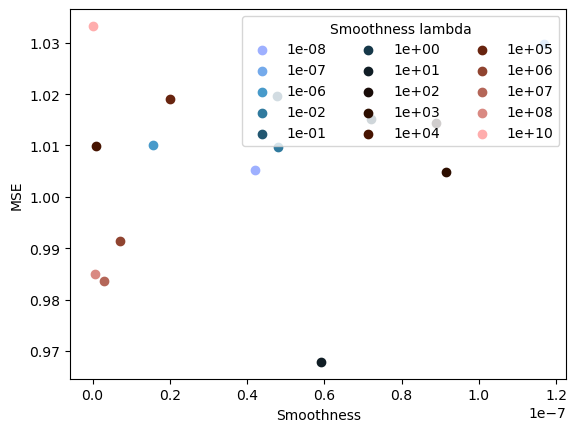
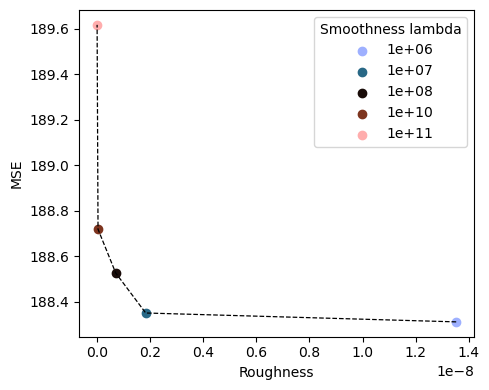
Unified diff of the notebook cell whose output changed from the first chart to the second:
--- before
+++ after
@@ -7,32 +7,39 @@
 
 for l in lambdas:
-    folder_formats = [
-        f'models/PINN_ext_smoothness_reg_{l:.0e}',
-        f'models/PINN_ext_smoothness_reg_{l:.0f}',
-        f'models/PINN_ext_smoothness_reg_{l}'
-    ]
-    for folder_name in folder_formats:
-        try:
-            mses.append(np.load(f'{folder_name}/training_history.npy')[-1])
-            smoothness.append(np.load(f'{folder_name}/smoothness_history.npy')[-1])
-            validations.append(np.load(f'{folder_name}/val_loss_hist.npy')[-1])
-            lambdas_true.append(l)
-            break
-        except:
-            continue
+    # folder_formats = [
+    #     f'models/reg_test_flawed/PINN_ext_smoothness_reg_{l:.0e}',
+    #     f'models/reg_test_flawed/PINN_ext_smoothness_reg_{l:.0f}',
+    #     f'models/reg_test_flawed/PINN_ext_smoothness_reg_{l}'
+    # ]
+    # for folder_name in folder_formats:
+    #     try:
+    #         mses.append(np.load(f'{folder_name}/training_history.npy')[-1])
+    #         smoothness.append(np.load(f'{folder_name}/smoothness_history.npy')[-1])
+    #         # validations.append(np.load(f'{folder_name}/val_loss_hist.npy')[-1])
+    #         lambdas_true.append(l)
+    #         break
+    #     except:
+    #         continue
+    if l == 1e9:
+        continue
+    folder_name = f'models/PINN_ext_smoothness_reg_{l:.0e}'
+    try:
+        mses.append(np.load(f'{folder_name}/training_history.npy')[-1])
+        smoothness.append(np.load(f'{folder_name}/smoothness_history.npy')[-1])
+        lambdas_true.append(l)
+    except:
+        continue
     
-# total_loss = [mv for m,v in zip(mses,validations)]
-total_loss = np.array(validations) / np.array(mses)
-# total_loss = 1/total_loss
-
 
 print(len(mses), 'models')
 cmap = cmc.berlin(np.linspace(0, 1, len(lambdas_true)))
-# plt.plot(smoothness, mses, color = 'k')
+plt.figure(figsize=(5,4))
+plt.plot(smoothness, mses, color = 'k', linewidth = 0.9, linestyle = '--')
 for i in range(len(lambdas_true)):
-    plt.scatter(smoothness[i], total_loss[i], label=f'{lambdas_true[i]:.0e}', c=cmap[i])
-plt.xlabel('Smoothness')
+    plt.scatter(smoothness[i], mses[i], label=f'{lambdas_true[i]:.0e}', c=cmap[i])
+plt.xlabel('Roughness')
 plt.ylabel('MSE')
-plt.legend(loc=1, ncols=3,title='Smoothness lambda')
+plt.legend(loc=1, ncols=1,title='Smoothness lambda')
+plt.tight_layout()
 plt.show()
 plt.close()

Commit: new ensemble!